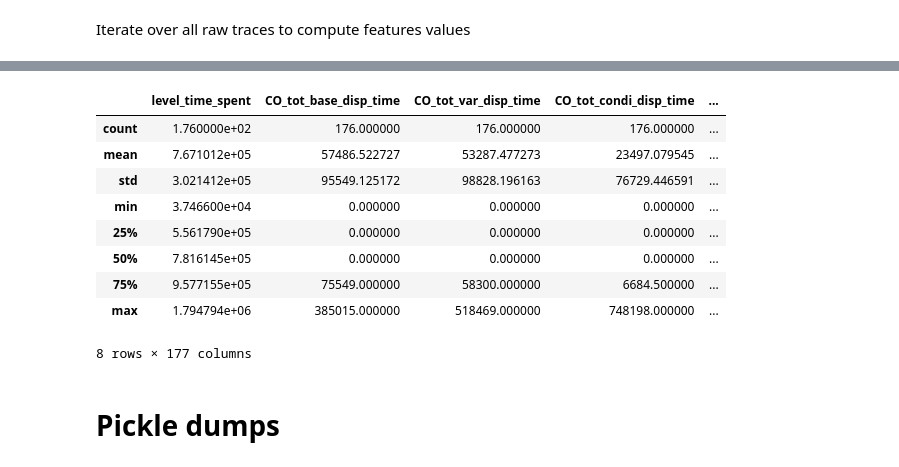
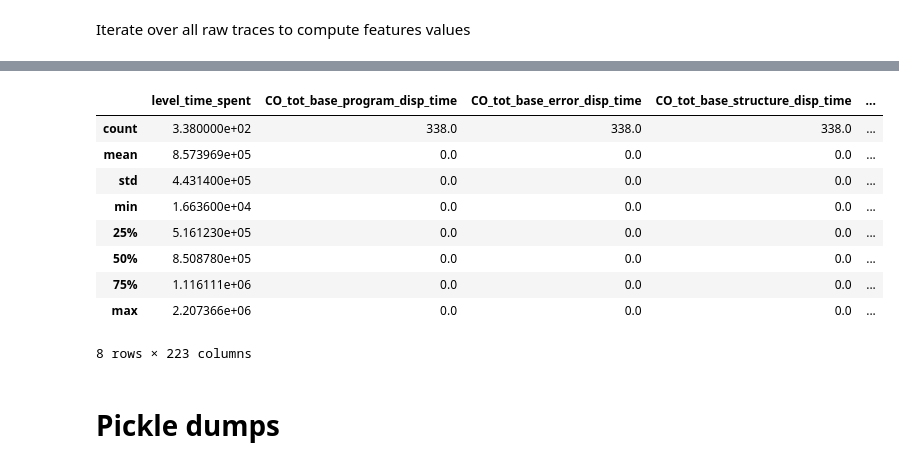
Before and after one commit to Matthieu-BRANTHOME/PyratesIA, a Jupyter notebook: features_engineering.ipynb, the cells around one changed output, grey strips where cells are left out. Saved outputs shown, nothing was run; the diff lists cells and outputs as text; code cells hidden in the pictures.

```diff
--- a/features_engineering.ipynb
+++ b/features_engineering.ipynb
@@ -934 +1208,5 @@ ALL_KEYS
  'help_type']
+# %%
+#print number of features in each feature set
+for key in FEATURES_SETS:
+    print(key, ": ", len(FEATURES_SETS[key]))
@@ -1315,7 +1608,7 @@ RECEIVED_HELP_MAPPING = {
     CONTROL_HELP : CONTROL_HELP_RECEIVED_KEY,
     NOTION_HELP : NOTION_HELP_RECEIVED_KEY,
     IMPLEMENTATION_HELP : IMPLEMENTATION_HELP_RECEIVED_KEY,
-    SOLUTION_HELP : SOLUTION_HELP_RECEIVED_KEY,
+    SOLUTION_HELP : SOLUTION_HELP_RECEIVED_KEY
 }
 # Help Label
 HELP_LABEL_MAPPING = {
@@ -1323,7 +1616,7 @@ HELP_LABEL_MAPPING = {
     CONTROL_HELP : CONTROL_HELP_LABEL_VALUE_KEY,
     NOTION_HELP : NOTION_HELP_LABEL_VALUE_KEY,
     IMPLEMENTATION_HELP : IMPLEMENTATION_HELP_LABEL_VALUE_KEY,
-    SOLUTION_HELP : SOLUTION_HELP_LABEL_VALUE_KEY,
+    SOLUTION_HELP : SOLUTION_HELP_LABEL_VALUE_KEY
 }
 # %% [markdown]
 ### 5.2 Compute feature values
@@ -1561,15 +1854,15 @@ for level_key, level_raw_dataframe in levels_raw_dataframes.items():
 
                     # Too many lines
                     if row[OBJECT_ID_DATA_KEY] == TOO_MANY_LINES_PROGRAM :
-                        manage_execution = True
-                        manage_game_errors = True
+                        manage_execution = True,
+                        manage_game_errors = True,
                     # Syntactic error
                     elif row[OBJECT_ID_DATA_KEY] == SYNTACTIC_ERROR_PROGRAM :
-                        manage_execution = True
+                        manage_execution = True,
                         manage_game_errors = True
                     # Semantic error
                     elif row[OBJECT_ID_DATA_KEY] == SEMANTIC_ERROR_PROGRAM :
-                        manage_execution = True
+                        manage_execution = True,
                         manage_game_errors = True
                     # Game error
                     elif row[OBJECT_ID_DATA_KEY] == GAME_ERROR_PROGRAM :
@@ -1582,7 +1875,7 @@ for level_key, level_raw_dataframe in levels_raw_dataframes.items():
                         # manage_code_content = True
                     # Stopped execution
                     elif row[OBJECT_ID_DATA_KEY] == USER_STOPPED_PROGRAM :
-                        manage_execution = True
+                        manage_execution = True,
                         manage_game_errors = True
                         # manage_code_content = True
 
@@ -1809,18 +2102,18 @@ Number of equal helps:  4 / ratio: 40.0
 Number of higher helps:  0 / ratio: 0.0
 # %%
 #check
-levels_processed_dataframes["Level1"].describe()
+levels_processed_dataframes["Level4"].describe()
 # %% [output]
-|  | level_time_spent | CO_tot_base_disp_time | CO_tot_var_disp_time | CO_tot_condi_disp_time | ... |
-| count | 1.760000e+02 | 176.000000 | 176.000000 | 176.000000 | ... |
-| mean | 7.671012e+05 | 57486.522727 | 53287.477273 | 23497.079545 | ... |
-| std | 3.021412e+05 | 95549.125172 | 98828.196163 | 76729.446591 | ... |
-| min | 3.746600e+04 | 0.000000 | 0.000000 | 0.000000 | ... |
-| 25% | 5.561790e+05 | 0.000000 | 0.000000 | 0.000000 | ... |
-| 50% | 7.816145e+05 | 0.000000 | 0.000000 | 0.000000 | ... |
-| 75% | 9.577155e+05 | 75549.000000 | 58300.000000 | 6684.500000 | ... |
-| max | 1.794794e+06 | 385015.000000 | 518469.000000 | 748198.000000 | ... |
+|  | level_time_spent | CO_tot_base_program_disp_time | CO_tot_base_error_disp_time | CO_tot_base_structure_disp_time | ... |
+| count | 3.380000e+02 | 338.0 | 338.0 | 338.0 | ... |
+| mean | 8.573969e+05 | 0.0 | 0.0 | 0.0 | ... |
+| std | 4.431400e+05 | 0.0 | 0.0 | 0.0 | ... |
+| min | 1.663600e+04 | 0.0 | 0.0 | 0.0 | ... |
+| 25% | 5.161230e+05 | 0.0 | 0.0 | 0.0 | ... |
+| 50% | 8.508780e+05 | 0.0 | 0.0 | 0.0 | ... |
+| 75% | 1.116111e+06 | 0.0 | 0.0 | 0.0 | ... |
+| max | 2.207366e+06 | 0.0 | 0.0 | 0.0 | ... |
-8 rows × 177 columns
+8 rows × 223 columns
 # %% [markdown]
 # Pickle dumps
 # %%
```
Also changed, not shown: parts of 7 cells of this notebook, 18 other files.
